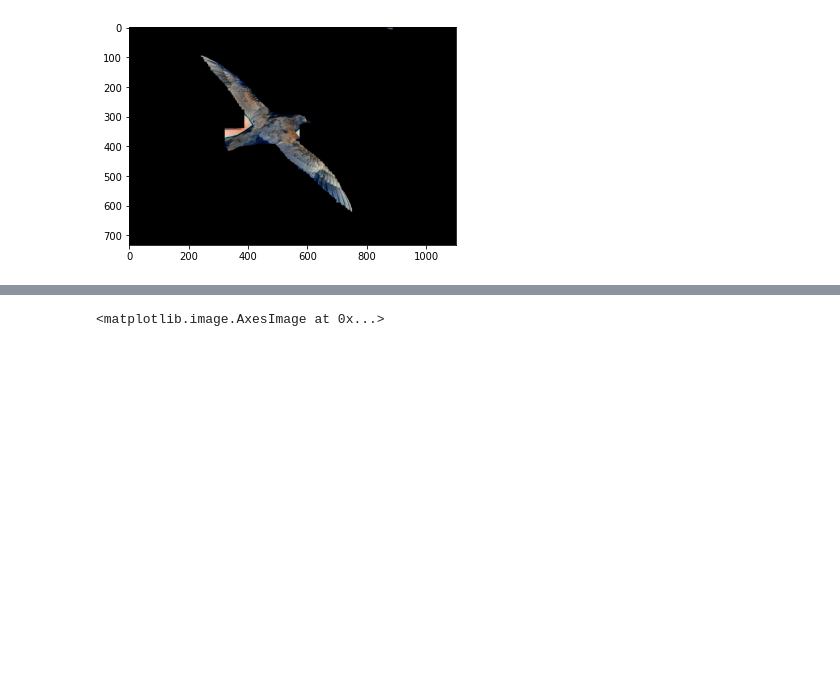
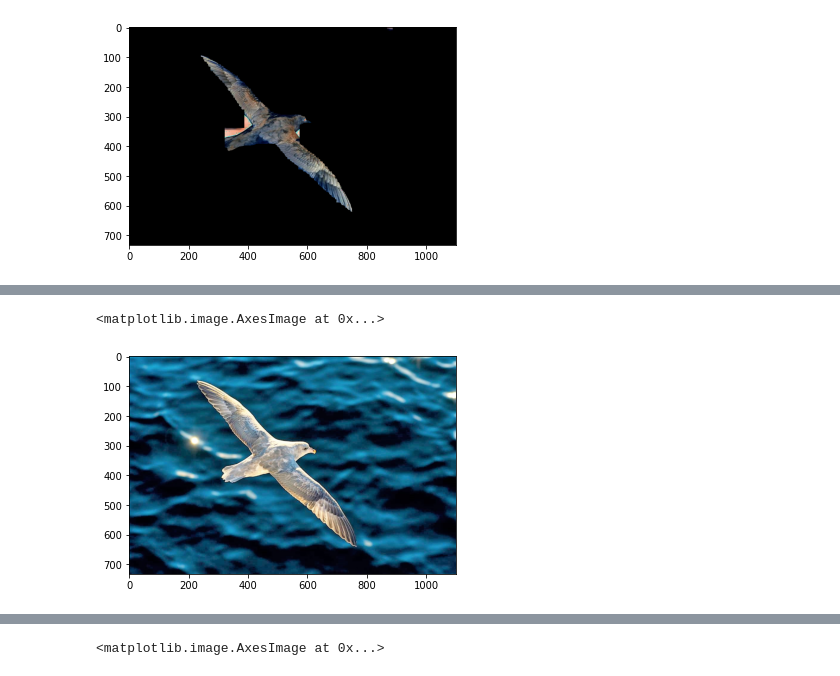
Before and after one commit to soham2109/CS-663-Assignments, a Jupyter notebook: assignment-3-segmentation/3/code/Q3.ipynb, the cells around one changed output, grey strips where cells are left out. Cells and saved outputs as stored; diff of their text form; code cells hidden in the pictures; blank space fills up the shorter version.

```diff
--- a/assignment-3-segmentation/3/code/Q3.ipynb
+++ b/assignment-3-segmentation/3/code/Q3.ipynb
@@ -160 +187,7 @@ plt.imshow(newimg)
+# %%
+plt.figure()
+plt.imshow(img)
+# %% [output]
+<matplotlib.image.AxesImage at 0x...>
+[figure, added]
 # %%
```
Also changed, not shown: parts of 12 cells of this notebook.
